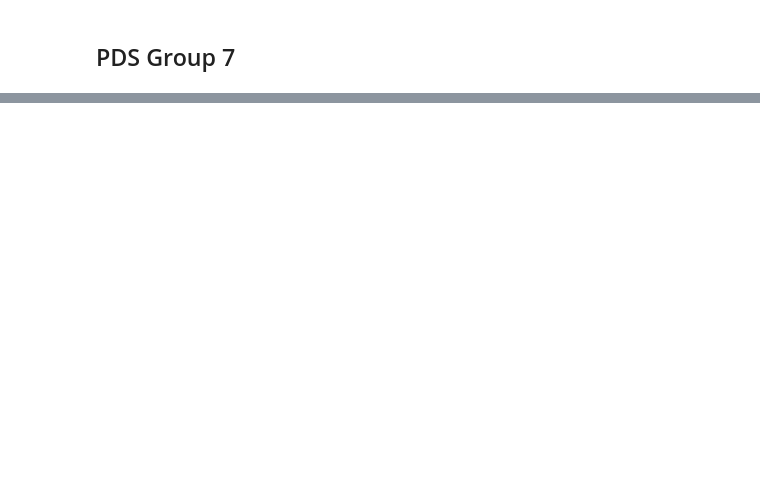
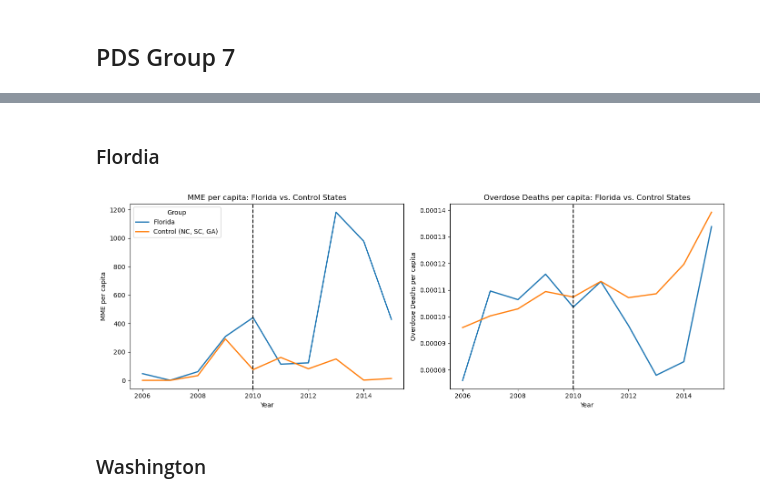
Before and after one commit to MIDS-at-Duke/pds-2025-opioids-study_on_opioids, a Jupyter notebook: study_on_opioids.ipynb, the cells around one changed output, grey strips where cells are left out. Drawn from its saved outputs; the diff is of its cells as text; code cells hidden in the pictures; blank space fills up the shorter version.

Commit message:
initial diff-in-diff and charting setup

```diff
--- a/study_on_opioids.ipynb
+++ b/study_on_opioids.ipynb
@@ -17,0 +95,2 @@ array(['FL', 'GA', 'ID', 'MT', 'NC', 'OR', 'SC', 'WA'], dtype=object)
+# %% [markdown]
+### Flordia
@@ -18,9 +101,61 @@ array(['FL', 'GA', 'ID', 'MT', 'NC', 'OR', 'SC', 'WA'], dtype=object)
+# %%
+# Aggregate to year level
+fl_grouped = df_fl.groupby("Year", as_index=False)[
+    ["Overdose Deaths per capita", "MME per capita"]
+].mean()
+
+control_fl_grouped = df_fl_control.groupby("Year", as_index=False)[
+    ["Overdose Deaths per capita", "MME per capita"]
+].mean()
 # %%
-import matplotlib.pyplot as plt
-from matplotlib import gridspec
-import statsmodels.api as sm
-from patsy import dmatrix
+# add group labels
+fl_grouped["Group"] = "Florida"
+control_fl_grouped["Group"] = "Control (NC, SC, GA)"
+
+# combine fl and control
+fl_combined = pd.concat([fl_grouped, control_fl_grouped])
 # %%
-fl_states = states = ["FL", "NC", "SC", "GA"]
+import matplotlib.pyplot as plt
+import seaborn as sns
 
-df_fl = df[df["Buyer State"].isin(fl_states)]
+fig, axes = plt.subplots(1, 2, figsize=(14, 5), sharex=True)
+
+# Chart 1: MME per capita vs. Year
+sns.lineplot(
+    data=fl_combined,
+    x="Year",
+    y="MME per capita",
+    hue="Group",
+    ax=axes[0],
+    linewidth=2.0,
+    marker=None,  # no dots
+)
+axes[0].set_title("MME per capita: Florida vs. Control States")
+axes[0].set_ylabel("MME per capita")
+axes[0].set_xlabel("Year")
+axes[0].axvline(x=2010, color="black", linestyle="--", linewidth=1.5)  # vertical line
+
+# Chart 2: Overdose Deaths per capita vs. Year
+sns.lineplot(
+    data=fl_combined,
+    x="Year",
+    y="Overdose Deaths per capita",
+    hue="Group",
+    ax=axes[1],
+    linewidth=2.0,
+    marker=None,
+)
+axes[1].set_title("Overdose Deaths per capita: Florida vs. Control States")
+axes[1].set_ylabel("Overdose Deaths per capita")
+axes[1].set_xlabel("Year")
+axes[1].axvline(x=2010, color="black", linestyle="--", linewidth=1.5)
+
+# Adjust legends and layout
+axes[1].get_legend().remove()  # keep only one legend
+axes[0].legend(title="Group")
+plt.tight_layout()
+plt.show()
+# %% [output]
+[figure, added]
+# %% [markdown]
+### Washington
```
Also changed, not shown: parts of 11 cells of this notebook.
